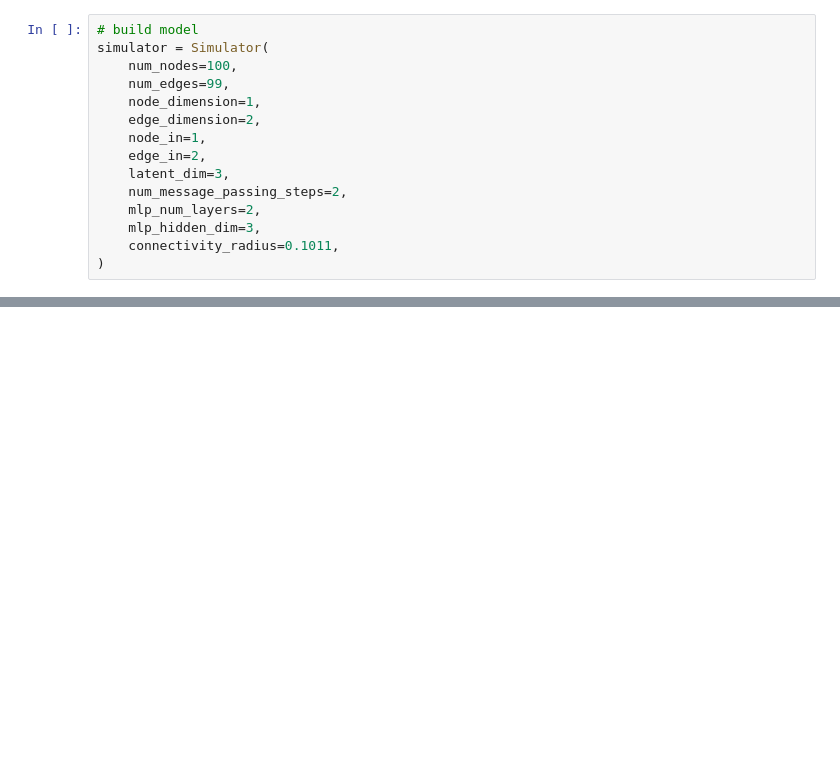
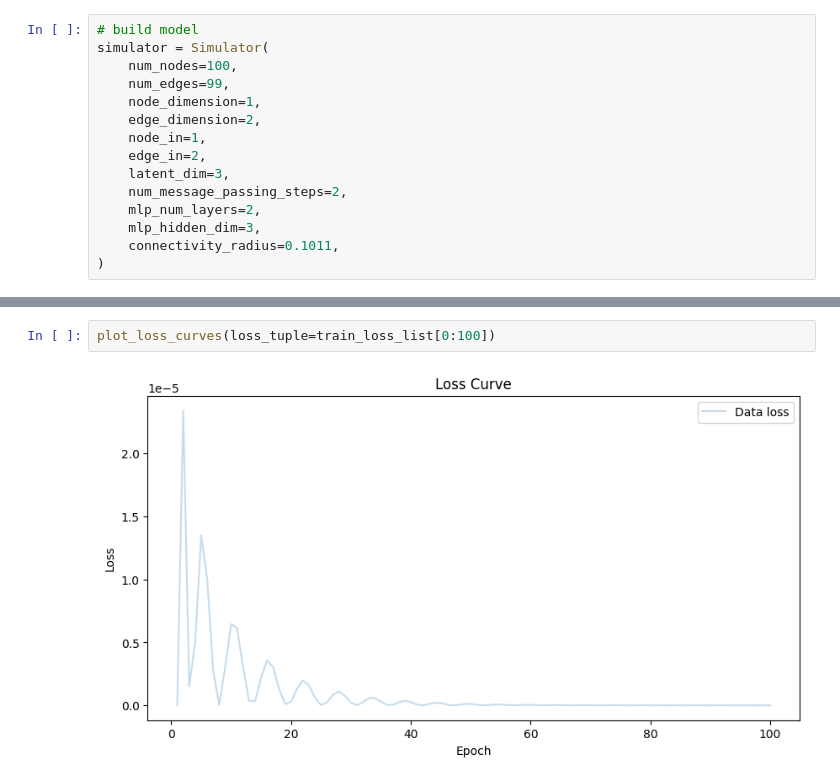
Before and after one commit to jamesterryxu/dsa-2024, a Jupyter notebook: python/gns_colab_jx.ipynb, the cells around one changed output, grey strips where cells are left out. Drawn from its saved outputs; the diff is of its cells as text; blank space fills up the shorter version.

```diff
--- a/python/gns_colab_jx.ipynb
+++ b/python/gns_colab_jx.ipynb
@@ -579,0 +610,4 @@ train_loss_list, pred_history_list = train(lr = 1e-3,
+# %%
+plot_loss_curves(loss_tuple=train_loss_list[0:100])
+# %% [output]
+[figure, added]
```
Also changed, not shown: parts of 8 cells of this notebook.
